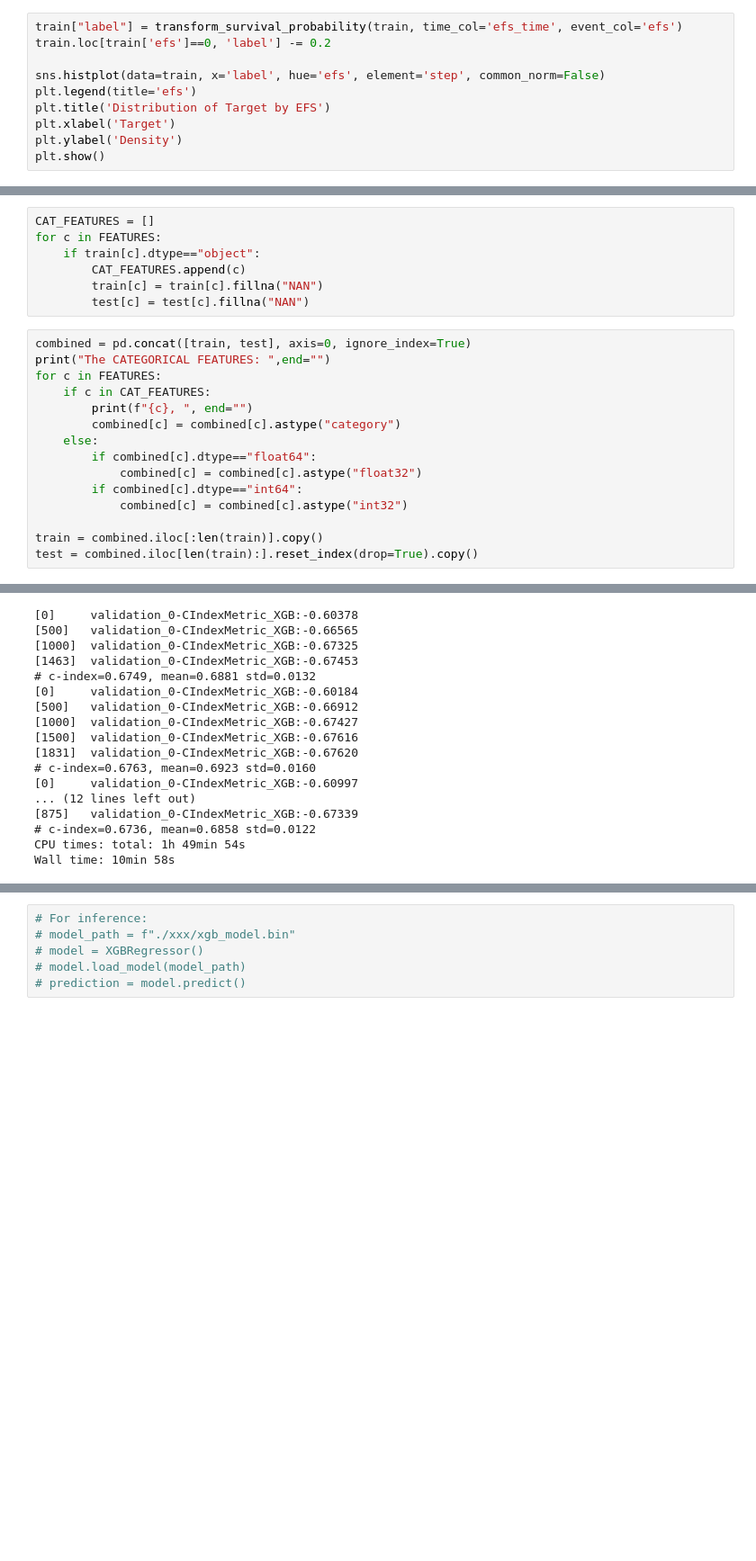
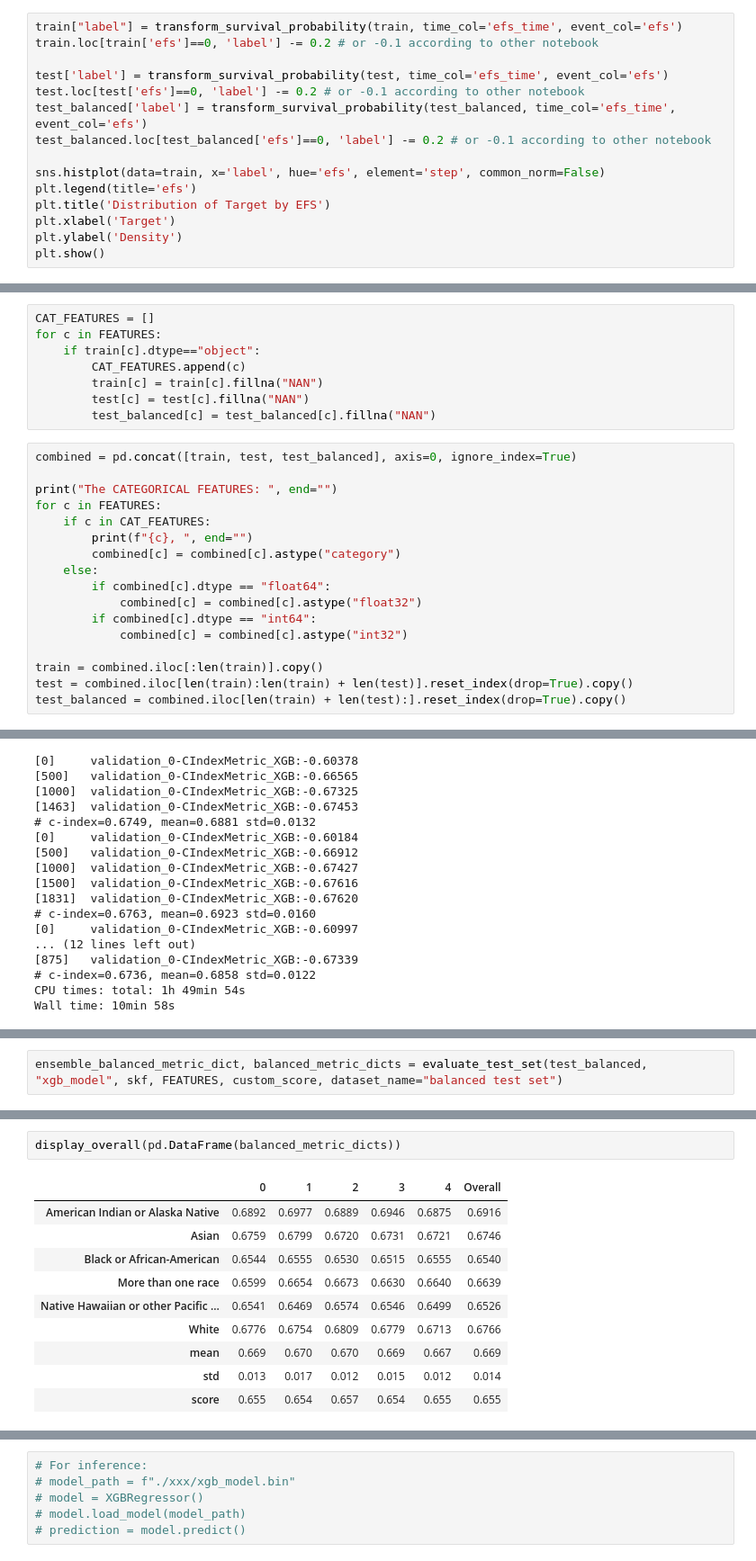
Before and after one commit to awxlong/cibmtr, a Jupyter notebook: awxlong/cibmtr-using-official-metric-in-tree-based-models-joseph.ipynb, the cells around one changed output, grey strips where cells are left out. Shown: that part at 90% size. Cells and saved outputs as stored; diff of their text form; blank space fills up the shorter version.

```diff
--- a/awxlong/cibmtr-using-official-metric-in-tree-based-models-joseph.ipynb
+++ b/awxlong/cibmtr-using-official-metric-in-tree-based-models-joseph.ipynb
@@ -110,7 +114,12 @@ def transform_survival_probability(df, time_col='efs_time', event_col='efs'):
     return y
 # %%
 train["label"] = transform_survival_probability(train, time_col='efs_time', event_col='efs')
-train.loc[train['efs']==0, 'label'] -= 0.2
+train.loc[train['efs']==0, 'label'] -= 0.2 # or -0.1 according to other notebook
+
+test['label'] = transform_survival_probability(test, time_col='efs_time', event_col='efs')
+test.loc[test['efs']==0, 'label'] -= 0.2 # or -0.1 according to other notebook
+test_balanced['label'] = transform_survival_probability(test_balanced, time_col='efs_time', event_col='efs')
+test_balanced.loc[test_balanced['efs']==0, 'label'] -= 0.2 # or -0.1 according to other notebook
 
 sns.histplot(data=train, x='label', hue='efs', element='step', common_norm=False)
 plt.legend(title='efs')
@@ -134,21 +143,24 @@ for c in FEATURES:
         CAT_FEATURES.append(c)
         train[c] = train[c].fillna("NAN")
         test[c] = test[c].fillna("NAN")
+        test_balanced[c] = test_balanced[c].fillna("NAN")
 # %%
-combined = pd.concat([train, test], axis=0, ignore_index=True)
-print("The CATEGORICAL FEATURES: ",end="")
+combined = pd.concat([train, test, test_balanced], axis=0, ignore_index=True)
+
+print("The CATEGORICAL FEATURES: ", end="")
 for c in FEATURES:
     if c in CAT_FEATURES:
         print(f"{c}, ", end="")
         combined[c] = combined[c].astype("category")
     else:
-        if combined[c].dtype=="float64":
+        if combined[c].dtype == "float64":
             combined[c] = combined[c].astype("float32")
-        if combined[c].dtype=="int64":
+        if combined[c].dtype == "int64":
             combined[c] = combined[c].astype("int32")
 
 train = combined.iloc[:len(train)].copy()
-test = combined.iloc[len(train):].reset_index(drop=True).copy()
+test = combined.iloc[len(train):len(train) + len(test)].reset_index(drop=True).copy()
+test_balanced = combined.iloc[len(train) + len(test):].reset_index(drop=True).copy()
 # %% [output]
 The CATEGORICAL FEATURES: dri_score, psych_disturb, cyto_score, diabetes, tbi_status, arrhythmia, graft_type, vent_hist, renal_issue, pulm_severe, prim_disease_hct, cmv_status, tce_imm_match, rituxima ...
 # %%
@@ -320,0 +363,2 @@ Test set evaluation metric: {'American Indian or Alaska Native': 0.7644332069110
+# %%
+ensemble_balanced_metric_dict, balanced_metric_dicts = evaluate_test_set(test_balanced, "xgb_model", skf, FEATURES, custom_score, dataset_name="balanced test set")
@@ -320,0 +381,13 @@ Test set evaluation metric: {'American Indian or Alaska Native': 0.7644332069110
+# %%
+display_overall(pd.DataFrame(balanced_metric_dicts))
+# %% [output]
+|  | 0 | 1 | 2 | 3 | 4 | Overall |
+| American Indian or Alaska Native | 0.6892 | 0.6977 | 0.6889 | 0.6946 | 0.6875 | 0.6916 |
+| Asian | 0.6759 | 0.6799 | 0.6720 | 0.6731 | 0.6721 | 0.6746 |
+| Black or African-American | 0.6544 | 0.6555 | 0.6530 | 0.6515 | 0.6555 | 0.6540 |
+| More than one race | 0.6599 | 0.6654 | 0.6673 | 0.6630 | 0.6640 | 0.6639 |
+| Native Hawaiian or other Pacific ... | 0.6541 | 0.6469 | 0.6574 | 0.6546 | 0.6499 | 0.6526 |
+| White | 0.6776 | 0.6754 | 0.6809 | 0.6779 | 0.6713 | 0.6766 |
+| mean | 0.669 | 0.670 | 0.670 | 0.669 | 0.667 | 0.669 |
+| std | 0.013 | 0.017 | 0.012 | 0.015 | 0.012 | 0.014 |
+| score | 0.655 | 0.654 | 0.657 | 0.654 | 0.655 | 0.655 |
```
Also changed, not shown: parts of 10 cells of this notebook.
